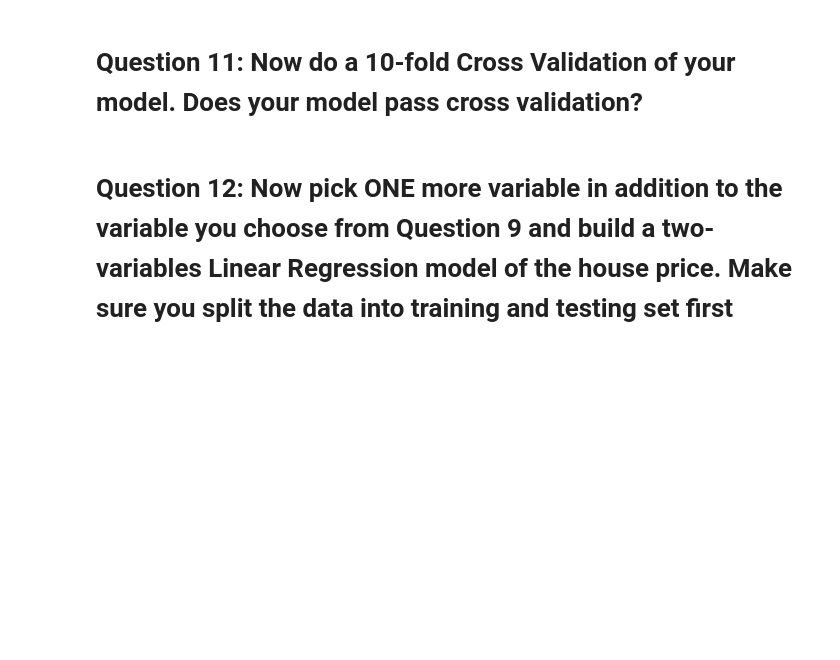
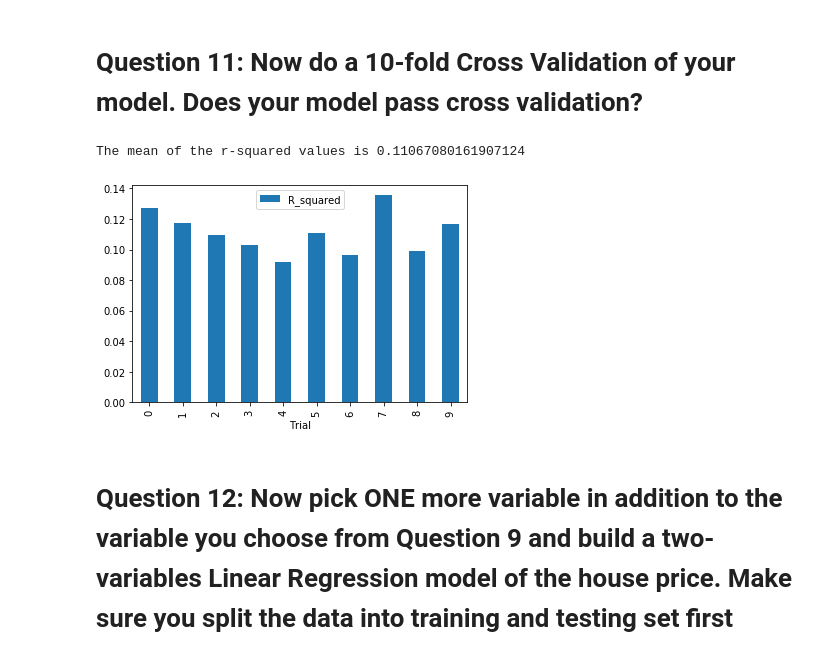
Before and after one commit to JazmynFuller/DataAnalytics, a Jupyter notebook: HW2.ipynb, the cells around one changed output. Saved outputs shown, nothing was run; the diff lists cells and outputs as text; code cells hidden in the pictures; blank space fills up the shorter version.

```diff
--- a/HW2.ipynb
+++ b/HW2.ipynb
@@ -214,2 +279,21 @@ housing.plot(kind='scatter', x = "NumberOfRooms", y = "Price", color = "green");
+# %%
+# Show your work here
+rsquare = []
+for i in range(10):
+    X_train, X_test, Y_train, Y_test = train_test_split(X, Y, test_size=0.2, random_state = random.randint(1,1000))
+    model1 = LinearRegression()
+    model1.fit(X_train, Y_train)
+    Y_pred = model1.predict(X_test)
+    rsquare.append(metrics.r2_score(Y_test, Y_pred))
+
+r2df = pd.DataFrame({'Trial':range(10), 'R_squared': rsquare})
+r2df
+
+r2df.plot.bar(x='Trial',y='R_squared')
+x = r2df['R_squared'].mean();
+print('The mean of the r-squared values is %s \n' % x)
+# %% [output]
+The mean of the r-squared values is 0.11067080161907124
+[figure, added]
 # %% [markdown]
 # Question 12: Now pick ONE more variable in addition to the variable you choose from Question 9 and build a two-variables Linear Regression model of the house price. Make sure you split the data into training and testing set first
```
Also changed, not shown: parts of 18 cells of this notebook, 1 other file.
